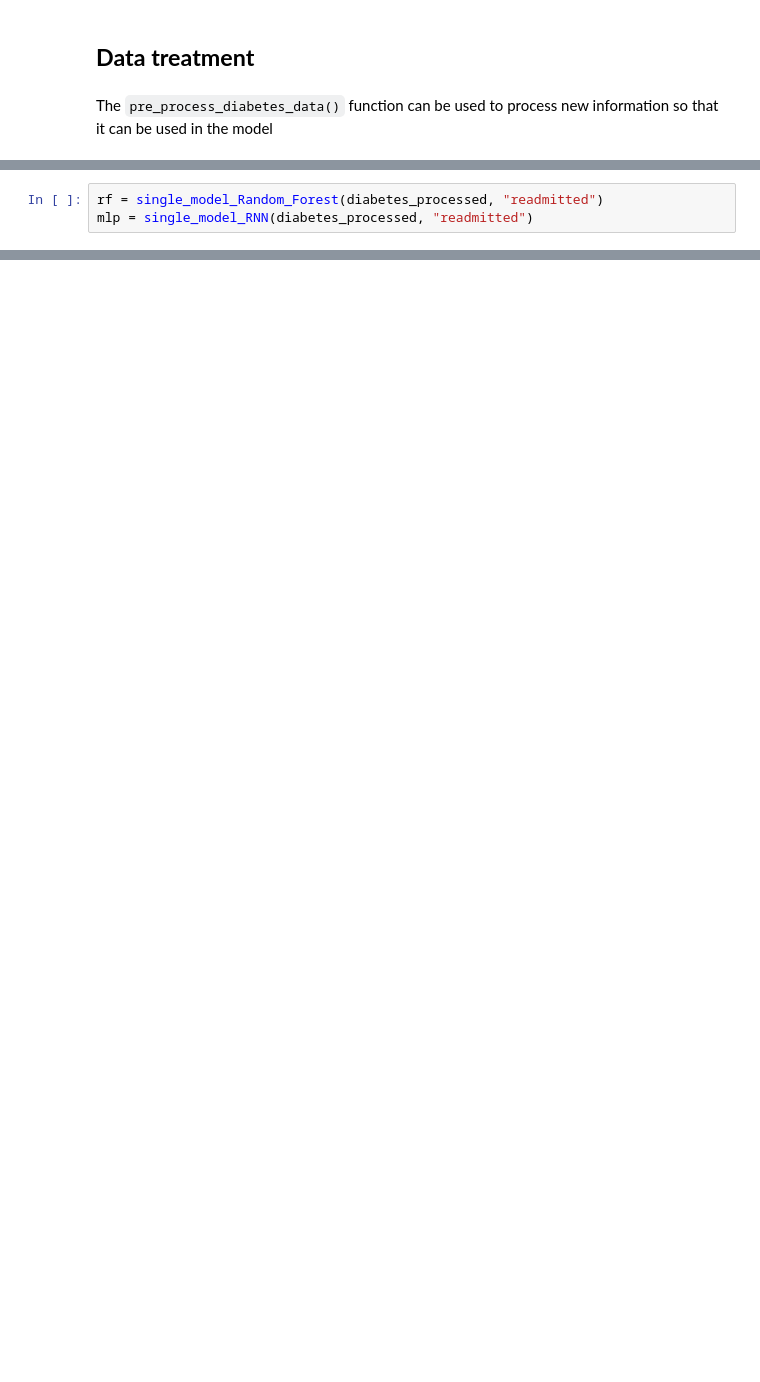
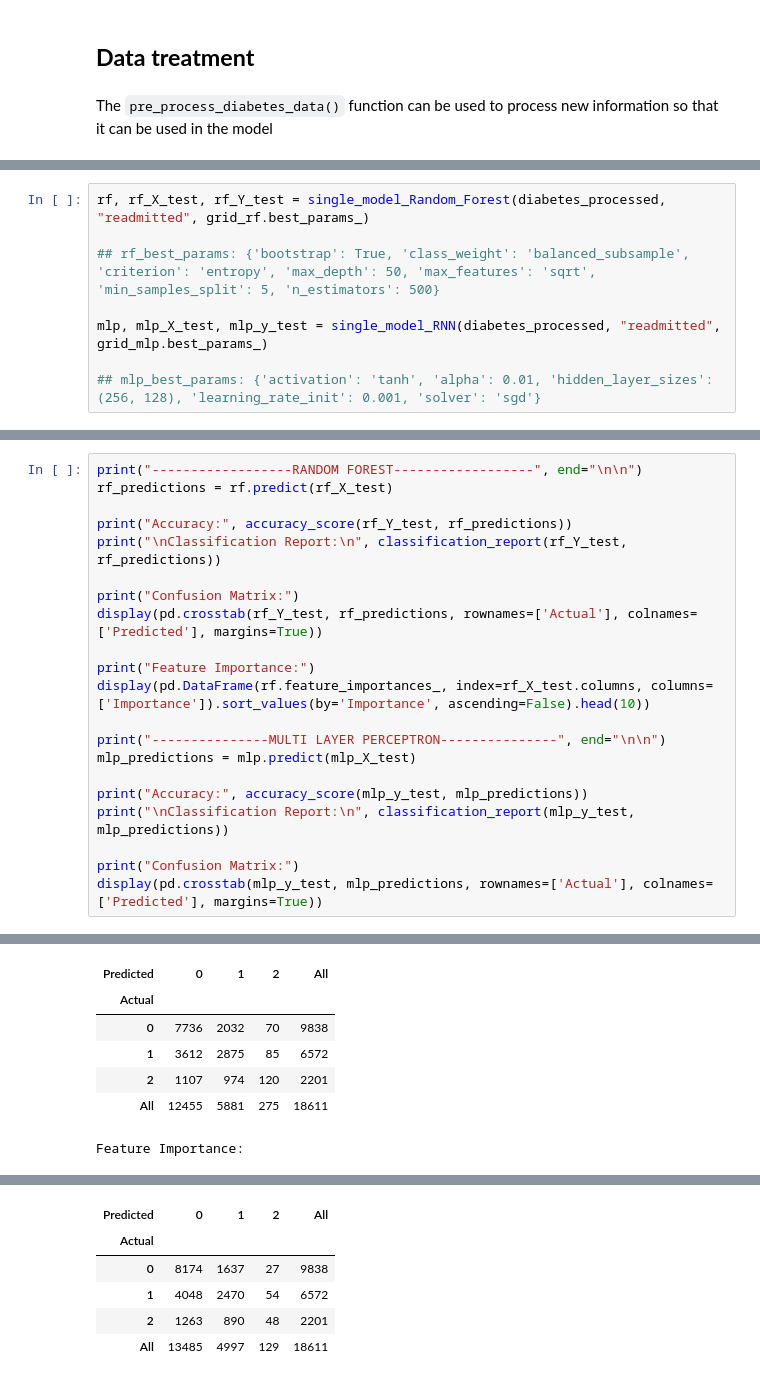
Before and after one commit to LuizHRF/optativa_machine_learning, a Jupyter notebook: challenge/main.ipynb, the cells around one changed output, grey strips where cells are left out. Saved outputs shown, nothing was run; the diff lists cells and outputs as text; blank space fills up the shorter version.

```diff
--- a/challenge/main.ipynb
+++ b/challenge/main.ipynb
@@ -181,3 +166,0 @@ def single_model_RNN(processed_data, target):
-# %%
-rf = single_model_Random_Forest(diabetes_processed, "readmitted")
-mlp = single_model_RNN(diabetes_processed, "readmitted")
@@ -225,0 +378,8 @@ best_model_Random_Forest(diabetes_processed, "readmitted")
+# %%
+rf, rf_X_test, rf_Y_test = single_model_Random_Forest(diabetes_processed, "readmitted", grid_rf.best_params_)
+
+## rf_best_params: {'bootstrap': True, 'class_weight': 'balanced_subsample', 'criterion': 'entropy', 'max_depth': 50, 'max_features': 'sqrt', 'min_samples_split': 5, 'n_estimators': 500}
+
+mlp, mlp_X_test, mlp_y_test = single_model_RNN(diabetes_processed, "readmitted", grid_mlp.best_params_)
+
+## mlp_best_params: {'activation': 'tanh', 'alpha': 0.01, 'hidden_layer_sizes': (256, 128), 'learning_rate_init': 0.001, 'solver': 'sgd'}
@@ -225,0 +394,22 @@ best_model_Random_Forest(diabetes_processed, "readmitted")
+# %%
+print("------------------RANDOM FOREST------------------", end="\n\n")
+rf_predictions = rf.predict(rf_X_test)
+
+print("Accuracy:", accuracy_score(rf_Y_test, rf_predictions))
+print("\nClassification Report:\n", classification_report(rf_Y_test, rf_predictions))
+
+print("Confusion Matrix:")
+display(pd.crosstab(rf_Y_test, rf_predictions, rownames=['Actual'], colnames=['Predicted'], margins=True))
+
+print("Feature Importance:")
+display(pd.DataFrame(rf.feature_importances_, index=rf_X_test.columns, columns=['Importance']).sort_values(by='Importance', ascending=False).head(10))
+
+print("---------------MULTI LAYER PERCEPTRON---------------", end="\n\n")
+mlp_predictions = mlp.predict(mlp_X_test)
+
+print("Accuracy:", accuracy_score(mlp_y_test, mlp_predictions))
+print("\nClassification Report:\n", classification_report(mlp_y_test, mlp_predictions))
+
+print("Confusion Matrix:")
+display(pd.crosstab(mlp_y_test, mlp_predictions, rownames=['Actual'], colnames=['Predicted'], margins=True))
+# %% [output]
@@ -225,0 +432,7 @@ best_model_Random_Forest(diabetes_processed, "readmitted")
+| Predicted | 0 | 1 | 2 | All |
+| Actual |  |  |  |  |
+| 0 | 7736 | 2032 | 70 | 9838 |
+| 1 | 3612 | 2875 | 85 | 6572 |
+| 2 | 1107 | 974 | 120 | 2201 |
+| All | 12455 | 5881 | 275 | 18611 |
+Feature Importance:
@@ -225,0 +466,6 @@ best_model_Random_Forest(diabetes_processed, "readmitted")
+| Predicted | 0 | 1 | 2 | All |
+| Actual |  |  |  |  |
+| 0 | 8174 | 1637 | 27 | 9838 |
+| 1 | 4048 | 2470 | 54 | 6572 |
+| 2 | 1263 | 890 | 48 | 2201 |
+| All | 13485 | 4997 | 129 | 18611 |
```
Also changed, not shown: parts of 18 cells of this notebook.
